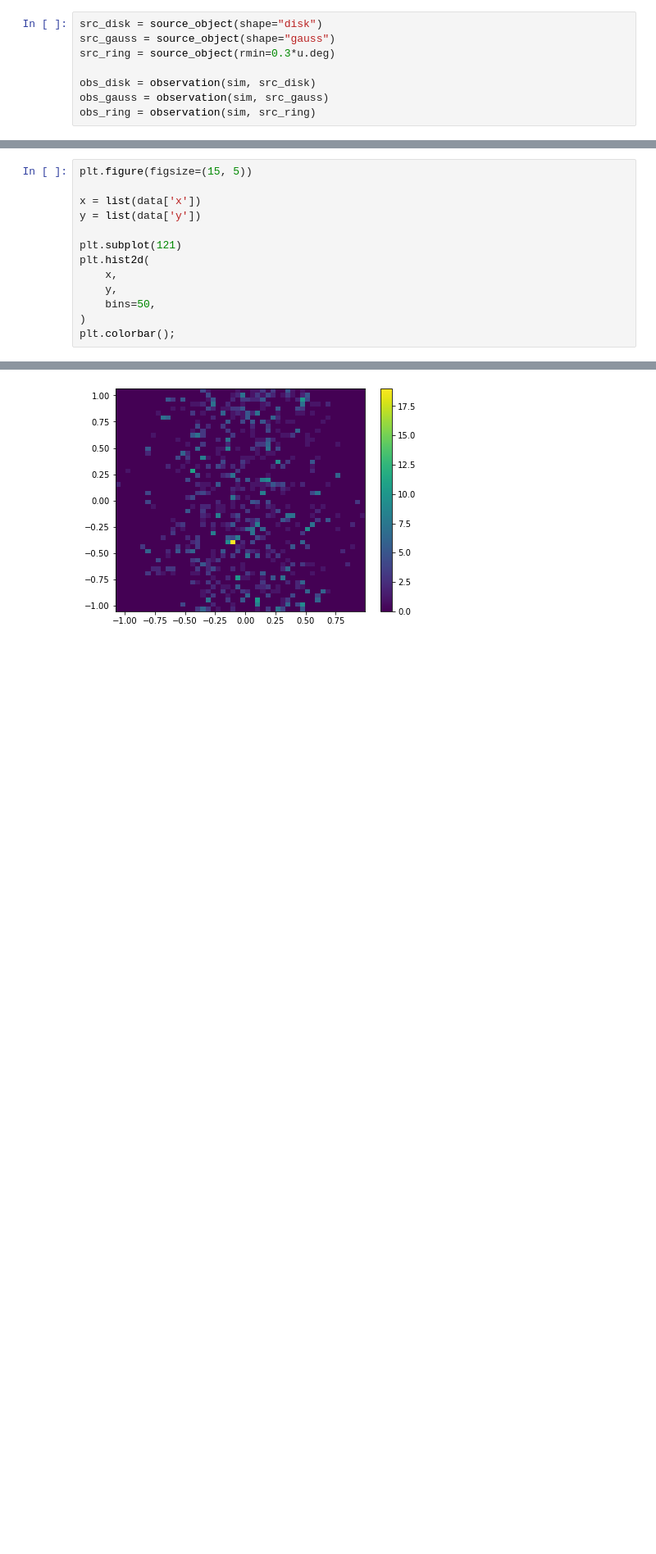
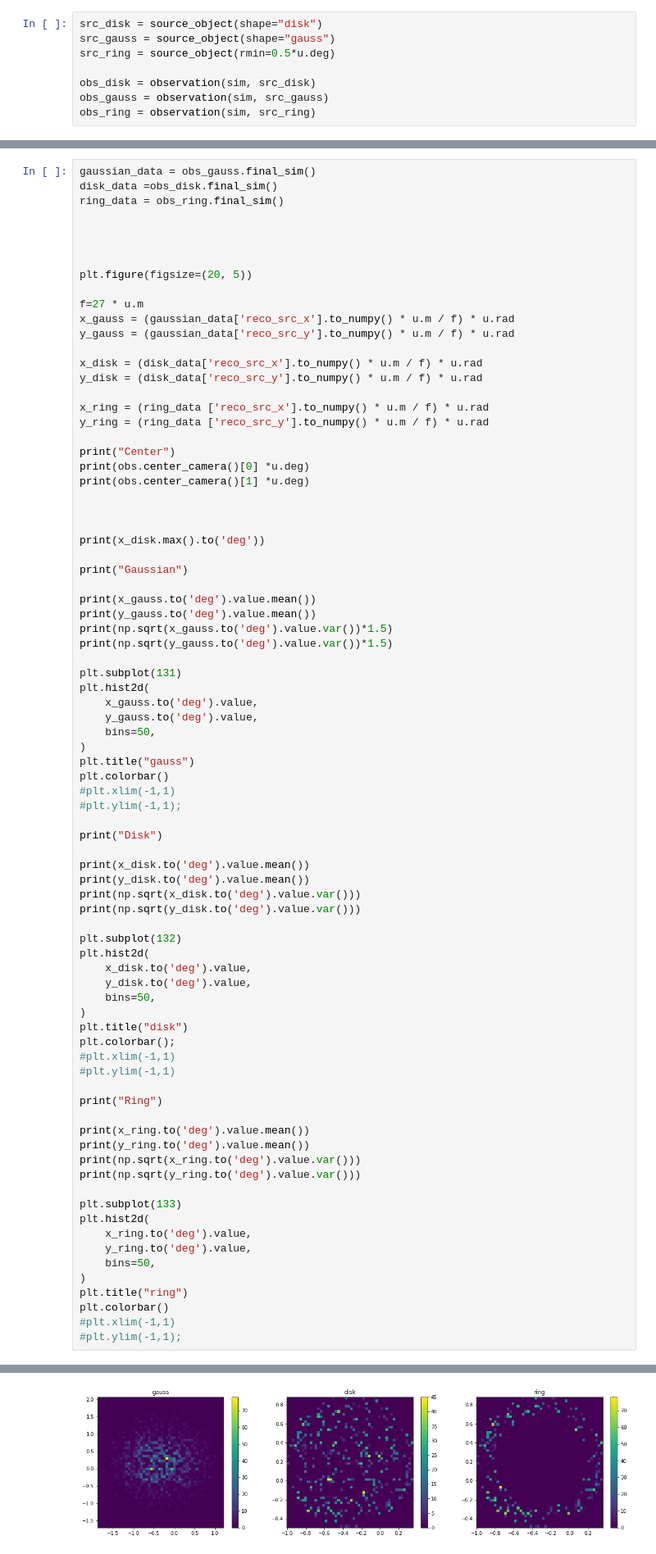
Before and after one commit to cta-observatory/srcsim, a Jupyter notebook: Plot.ipynb, the cells around one changed output, grey strips where cells are left out. Shown at 82% size. Cells and saved outputs as stored; diff of their text form; blank space fills up the shorter version.

Commit message:
modification : weighting in observation, do a lot of tests in Plots.ipynb (coordinates of camera of simulation after random selection)

```diff
--- a/Plot.ipynb
+++ b/Plot.ipynb
@@ -22,7 +23,7 @@ obs = observation(sim, src)
 # %%
 src_disk = source_object(shape="disk")
 src_gauss = source_object(shape="gauss")
-src_ring = source_object(rmin=0.3*u.deg)
+src_ring = source_object(rmin=0.5*u.deg)
 
 obs_disk = observation(sim, src_disk)
 obs_gauss = observation(sim, src_gauss)
@@ -417,14 +277,82 @@ rmax = 0.4 deg
 # %%
-plt.figure(figsize=(15, 5))
+gaussian_data = obs_gauss.final_sim()
+disk_data =obs_disk.final_sim()
+ring_data = obs_ring.final_sim()
 
-x = list(data['x'])
-y = list(data['y'])
 
-plt.subplot(121)
+
+
+plt.figure(figsize=(20, 5))
+
+f=27 * u.m
+x_gauss = (gaussian_data['reco_src_x'].to_numpy() * u.m / f) * u.rad
+y_gauss = (gaussian_data['reco_src_y'].to_numpy() * u.m / f) * u.rad
+
+x_disk = (disk_data['reco_src_x'].to_numpy() * u.m / f) * u.rad
+y_disk = (disk_data['reco_src_y'].to_numpy() * u.m / f) * u.rad
+
+x_ring = (ring_data ['reco_src_x'].to_numpy() * u.m / f) * u.rad
+y_ring = (ring_data ['reco_src_y'].to_numpy() * u.m / f) * u.rad
+
+print("Center")
+print(obs.center_camera()[0] *u.deg)
+print(obs.center_camera()[1] *u.deg)
+
+
+
+print(x_disk.max().to('deg'))
+
+print("Gaussian")
+
+print(x_gauss.to('deg').value.mean())
+print(y_gauss.to('deg').value.mean())
+print(np.sqrt(x_gauss.to('deg').value.var())*1.5)
+print(np.sqrt(y_gauss.to('deg').value.var())*1.5)
+
+plt.subplot(131)
 plt.hist2d(
-    x,
-    y,
+    x_gauss.to('deg').value,
+    y_gauss.to('deg').value,
     bins=50,
 )
+plt.title("gauss")
+plt.colorbar()
+#plt.xlim(-1,1)
+#plt.ylim(-1,1);
+
+print("Disk")
+
+print(x_disk.to('deg').value.mean())
+print(y_disk.to('deg').value.mean())
+print(np.sqrt(x_disk.to('deg').value.var()))
+print(np.sqrt(y_disk.to('deg').value.var()))
+
+plt.subplot(132)
+plt.hist2d(
+    x_disk.to('deg').value,
+    y_disk.to('deg').value,
+    bins=50,
+)
+plt.title("disk")
 plt.colorbar();
+#plt.xlim(-1,1)
+#plt.ylim(-1,1)
+
+print("Ring")
+
+print(x_ring.to('deg').value.mean())
+print(y_ring.to('deg').value.mean())
+print(np.sqrt(x_ring.to('deg').value.var()))
+print(np.sqrt(y_ring.to('deg').value.var()))
+
+plt.subplot(133)
+plt.hist2d(
+    x_ring.to('deg').value,
+    y_ring.to('deg').value,
+    bins=50,
+)
+plt.title("ring")
+plt.colorbar()
+#plt.xlim(-1,1)
+#plt.ylim(-1,1);
 # %% [output]
@@ -431 +379 @@ plt.colorbar();
-[figure, old version]
+[figure, new version]
```
Also changed, not shown: parts of 11 cells of this notebook, 2 other files.
